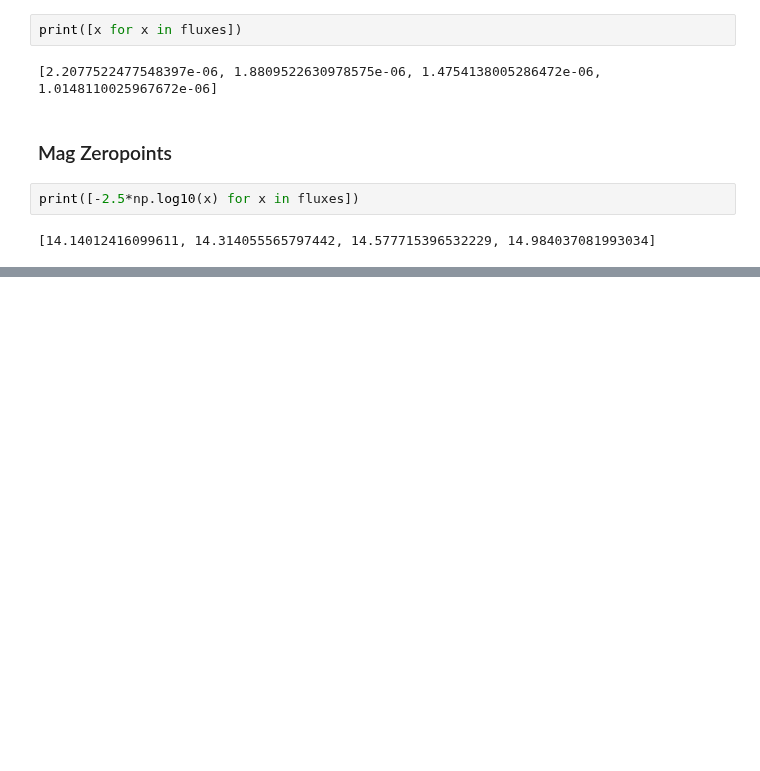
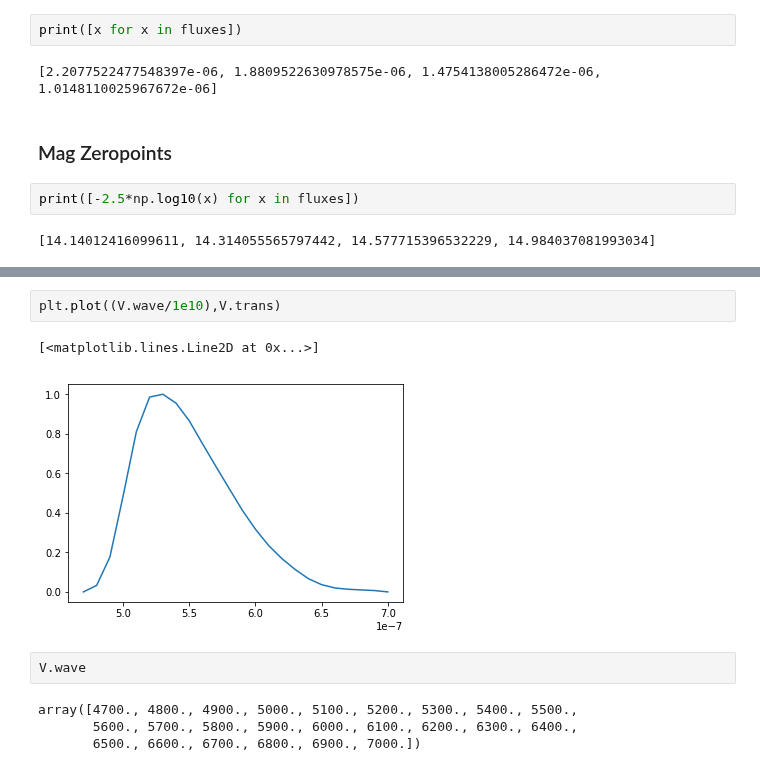
Before and after one commit to chrisfrohmaier/what_the_flux, a Jupyter notebook: Fluxes_and_AB.ipynb, the cells around one changed output, grey strips where cells are left out. Cells and saved outputs as stored; diff of their text form; blank space fills up the shorter version.

```diff
--- a/Fluxes_and_AB.ipynb
+++ b/Fluxes_and_AB.ipynb
@@ -187,0 +394,11 @@ print([-2.5*np.log10(x) for x in fluxes])
+# %%
+plt.plot((V.wave/1e10),V.trans)
+# %% [output]
+[<matplotlib.lines.Line2D at 0x...>]
+[figure, added]
+# %%
+V.wave
+# %% [output]
+array([4700., 4800., 4900., 5000., 5100., 5200., 5300., 5400., 5500.,
+       5600., 5700., 5800., 5900., 6000., 6100., 6200., 6300., 6400.,
+       6500., 6600., 6700., 6800., 6900., 7000.])
```
Also changed, not shown: parts of 72 cells of this notebook.
